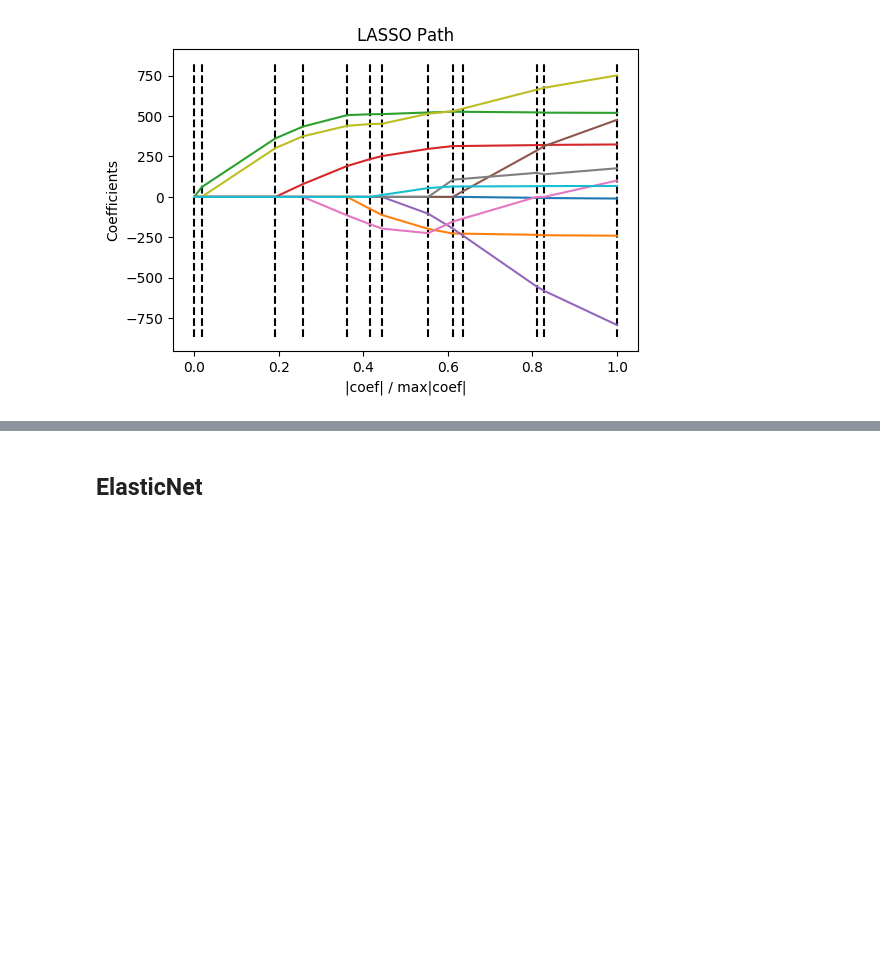
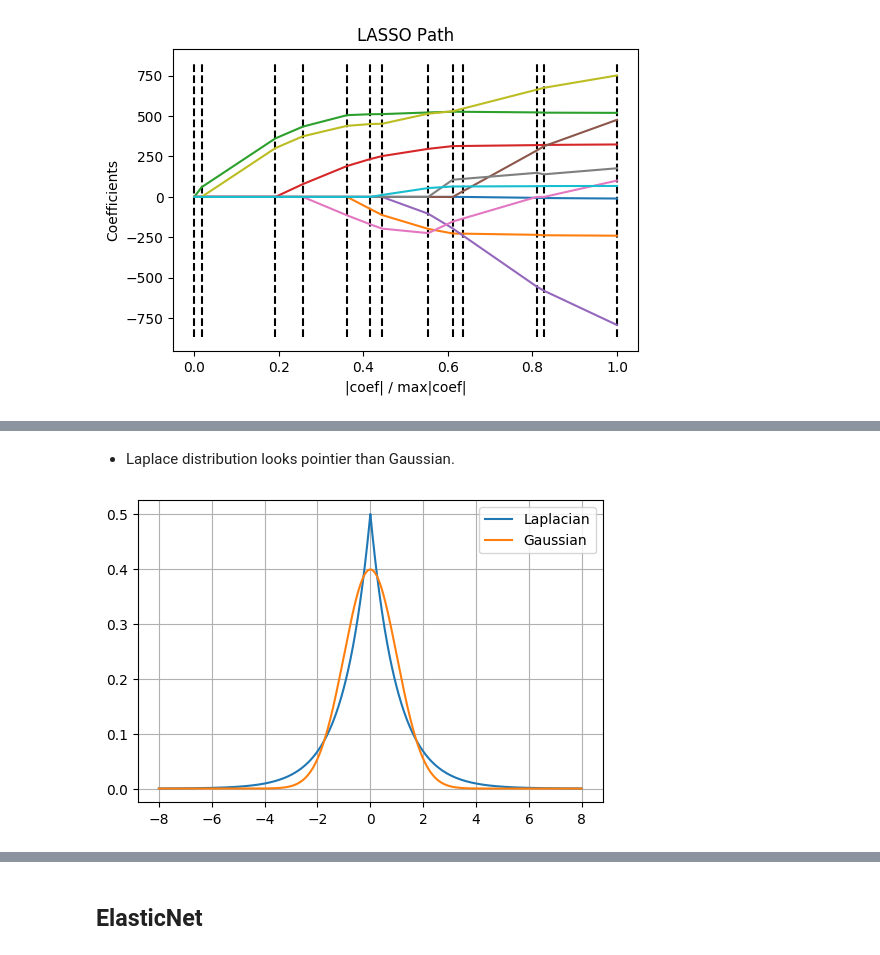
Before and after one commit to Roger-Li/ds-ml, a Jupyter notebook: Avant_Knowledge_Sharing/regularization/regularization_slides.ipynb, the cells around one changed output, grey strips where cells are left out. Saved outputs shown, nothing was run; the diff lists cells and outputs as text; code cells hidden in the pictures; blank space fills up the shorter version.

```diff
--- a/Avant_Knowledge_Sharing/regularization/regularization_slides.ipynb
+++ b/Avant_Knowledge_Sharing/regularization/regularization_slides.ipynb
@@ -346,0 +350,17 @@ run_lars_example()
+# %%
+def compare_gauss_laplace(loc = 0., scale = 1., dpi = 100):
+    """Plot gaussian and laplacian with (loc, scale) together"""
+    x = np.arange(-8., 8., .01)
+    laplace = np.exp(-abs(x-loc)/scale)/(2.*scale)
+    gauss = (1/(scale * np.sqrt(2 * np.pi)) * np.exp(-(x - loc)**2 / (2 * scale**2)))
+    fig, ax=plt.subplots(dpi=dpi)
+    ax.plot(x, laplace)
+    ax.plot(x, gauss)
+    ax.legend(['Laplacian', 'Gaussian'], loc = 'upper right')
+    ax.grid(True)
+# %% [markdown]
+- Laplace distribution looks pointier than Gaussian.
+# %%
+compare_gauss_laplace(loc = 0.0, scale = 1)
+# %% [output]
+[figure, added]
```
Also changed, not shown: parts of 13 cells of this notebook, 3 other files.
